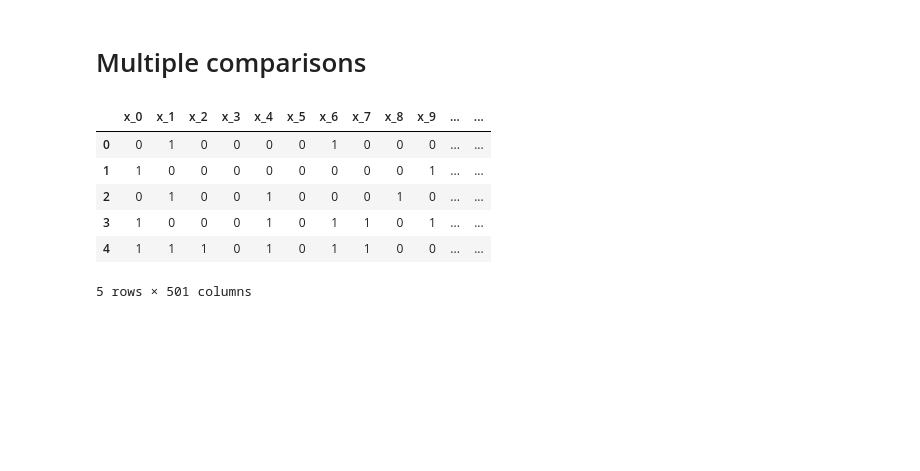
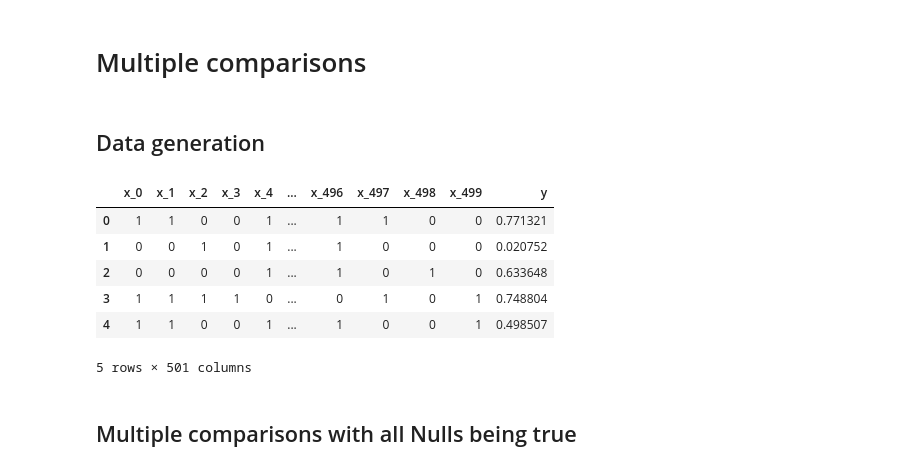
Before and after one commit to changyaochen/changyaochen.github.io, a Jupyter notebook: assets/notebooks/multiple_comparisons.ipynb, the cells around one changed output. Drawn from its saved outputs; the diff is of its cells as text; code cells hidden in the pictures; blank space fills up the shorter version.

Commit message:
finished the multiple comps post

```diff
--- a/assets/notebooks/multiple_comparisons.ipynb
+++ b/assets/notebooks/multiple_comparisons.ipynb
@@ -20,0 +9,2 @@ for _ in range(n_trials):
+# %% [markdown]
+## Data generation
@@ -21,15 +17,26 @@ for _ in range(n_trials):
 # %%
+import pandas as pd
+
+n_trials = 500
+X = []
+for _ in range(n_trials):
+    X.append(np.random.randint(2, size=n_samples))
+
 data = pd.DataFrame(np.array(X).T)
 data.rename(columns={c: f'x_{c}' for c in data.columns}, inplace=True)
 data['y'] = Y
+
+pd.set_option('max_columns', 10)
 data.head()
 # %% [output]
-|  | x_0 | x_1 | x_2 | x_3 | x_4 | x_5 | x_6 | x_7 | x_8 | x_9 | ... | ... |
-| 0 | 0 | 1 | 0 | 0 | 0 | 0 | 1 | 0 | 0 | 0 | ... | ... |
-| 1 | 1 | 0 | 0 | 0 | 0 | 0 | 0 | 0 | 0 | 1 | ... | ... |
-| 2 | 0 | 1 | 0 | 0 | 1 | 0 | 0 | 0 | 1 | 0 | ... | ... |
-| 3 | 1 | 0 | 0 | 0 | 1 | 0 | 1 | 1 | 0 | 1 | ... | ... |
-| 4 | 1 | 1 | 1 | 0 | 1 | 0 | 1 | 1 | 0 | 0 | ... | ... |
+|  | x_0 | x_1 | x_2 | x_3 | x_4 | ... | x_496 | x_497 | x_498 | x_499 | y |
+| 0 | 1 | 1 | 0 | 0 | 1 | ... | 1 | 1 | 0 | 0 | 0.771321 |
+| 1 | 0 | 0 | 1 | 0 | 1 | ... | 1 | 0 | 0 | 0 | 0.020752 |
+| 2 | 0 | 0 | 0 | 0 | 1 | ... | 1 | 0 | 1 | 0 | 0.633648 |
+| 3 | 1 | 1 | 1 | 1 | 0 | ... | 0 | 1 | 0 | 1 | 0.748804 |
+| 4 | 1 | 1 | 0 | 0 | 1 | ... | 1 | 0 | 0 | 1 | 0.498507 |
 5 rows × 501 columns
+# %% [markdown]
+## Multiple comparisons with all Nulls being true
 # %%
 # conduct multiple comparisons
```
Also changed, not shown: parts of 30 cells of this notebook, 5 other files.
